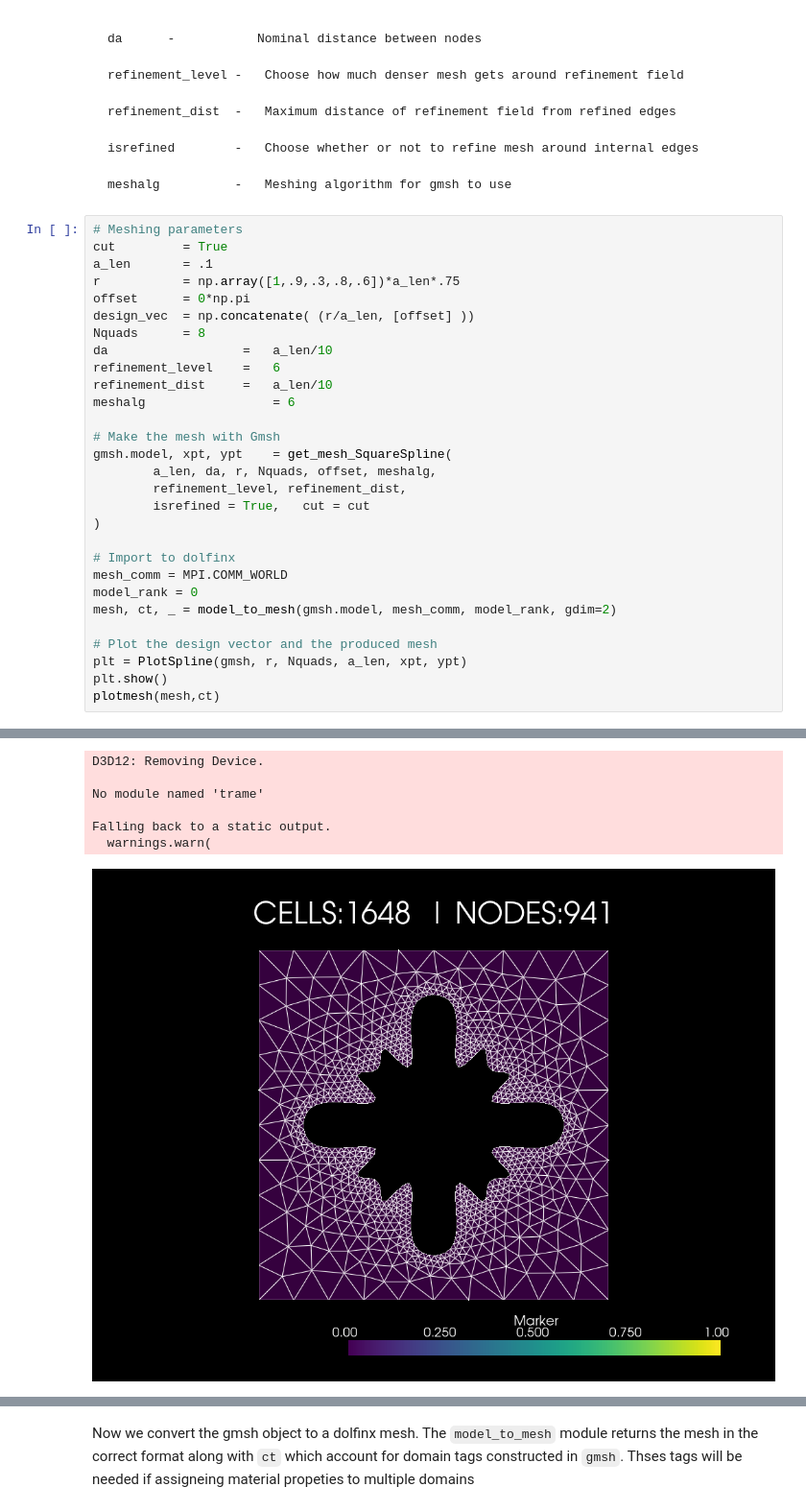
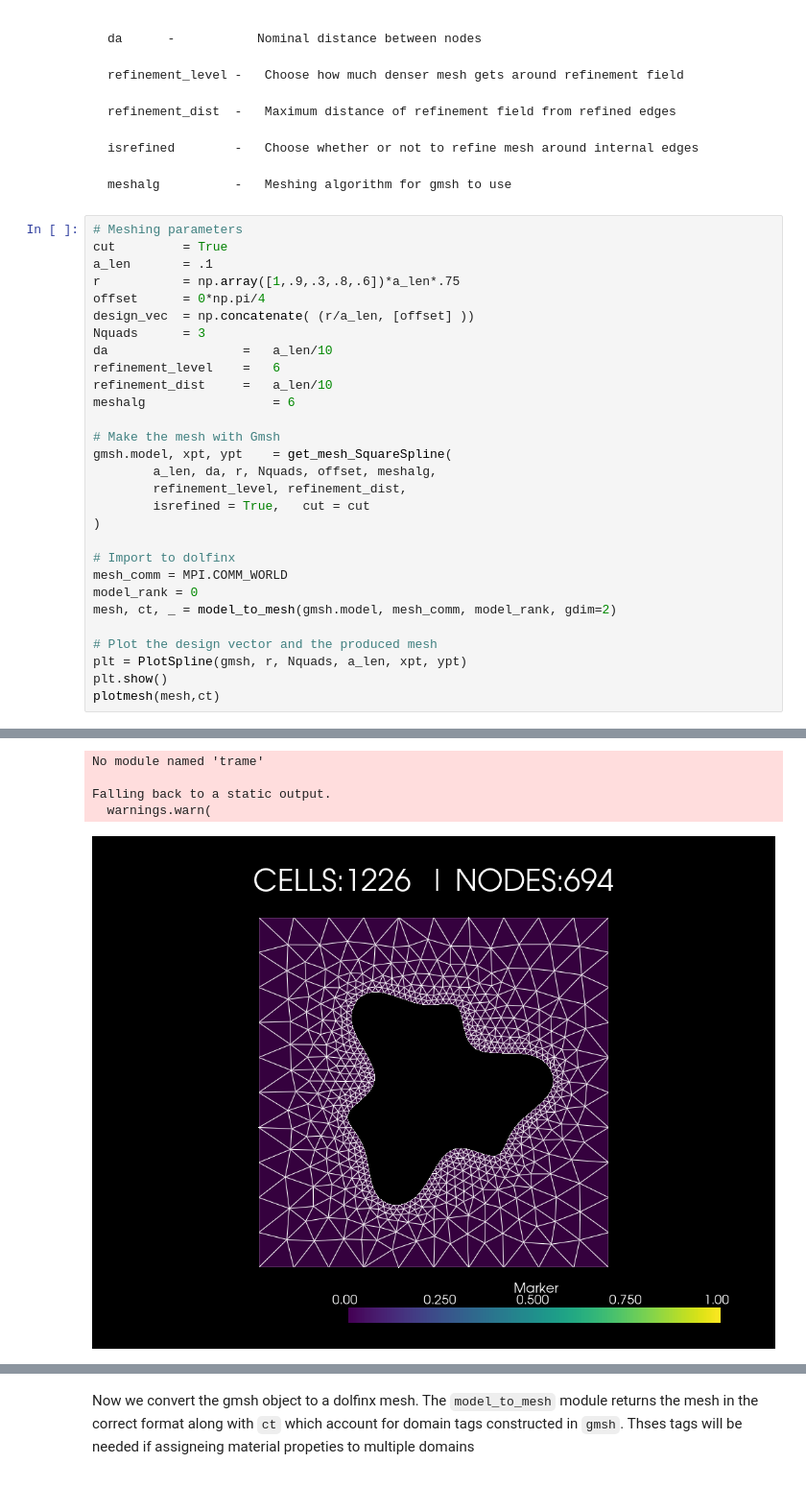
Before and after one commit to jtempelman95/fenonics, a Jupyter notebook: RepoCodes/real_build/TutorialNotebook.ipynb, the cells around one changed output, grey strips where cells are left out. Shown at 96% size. Cells and saved outputs as stored; diff of their text form.

```diff
--- a/RepoCodes/real_build/TutorialNotebook.ipynb
+++ b/RepoCodes/real_build/TutorialNotebook.ipynb
@@ -57,9 +64,9 @@ We start by defining some parameters for the void in our square unit cell
 cut         = True
 a_len       = .1
 r           = np.array([1,.9,.3,.8,.6])*a_len*.75
-offset      = 0*np.pi
+offset      = 0*np.pi/4
 design_vec  = np.concatenate( (r/a_len, [offset] ))
-Nquads      = 8
+Nquads      = 3
 da                  =   a_len/10
 refinement_level    =   6
 refinement_dist     =   a_len/10
@@ -106,10 +113,8 @@ to here
-D3D12: Removing Device.
-
 No module named 'trame'
 
 Falling back to a static output.
   warnings.warn(
-[figure, old version]
+[figure, new version]
 <pyvista.plotting.plotting.Plotter at 0x...>
 # %% [markdown]
 Now we convert the gmsh object to a dolfinx mesh. The `model_to_mesh` module returns the mesh in the correct format along with `ct` which account for domain tags constructed in `gmsh`. Thses tags will be needed if assigneing material propeties to multiple domains
```
Also changed, not shown: parts of 10 cells of this notebook, 5 other files.
